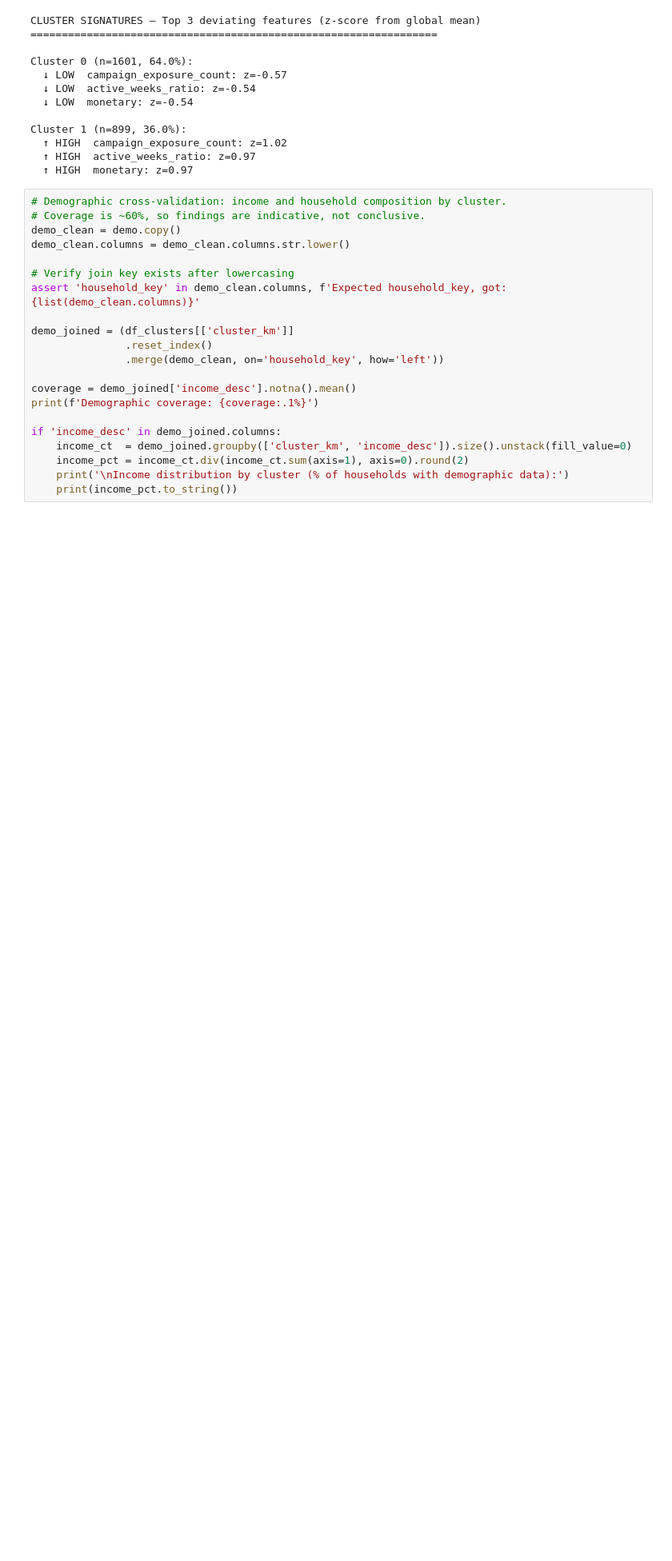
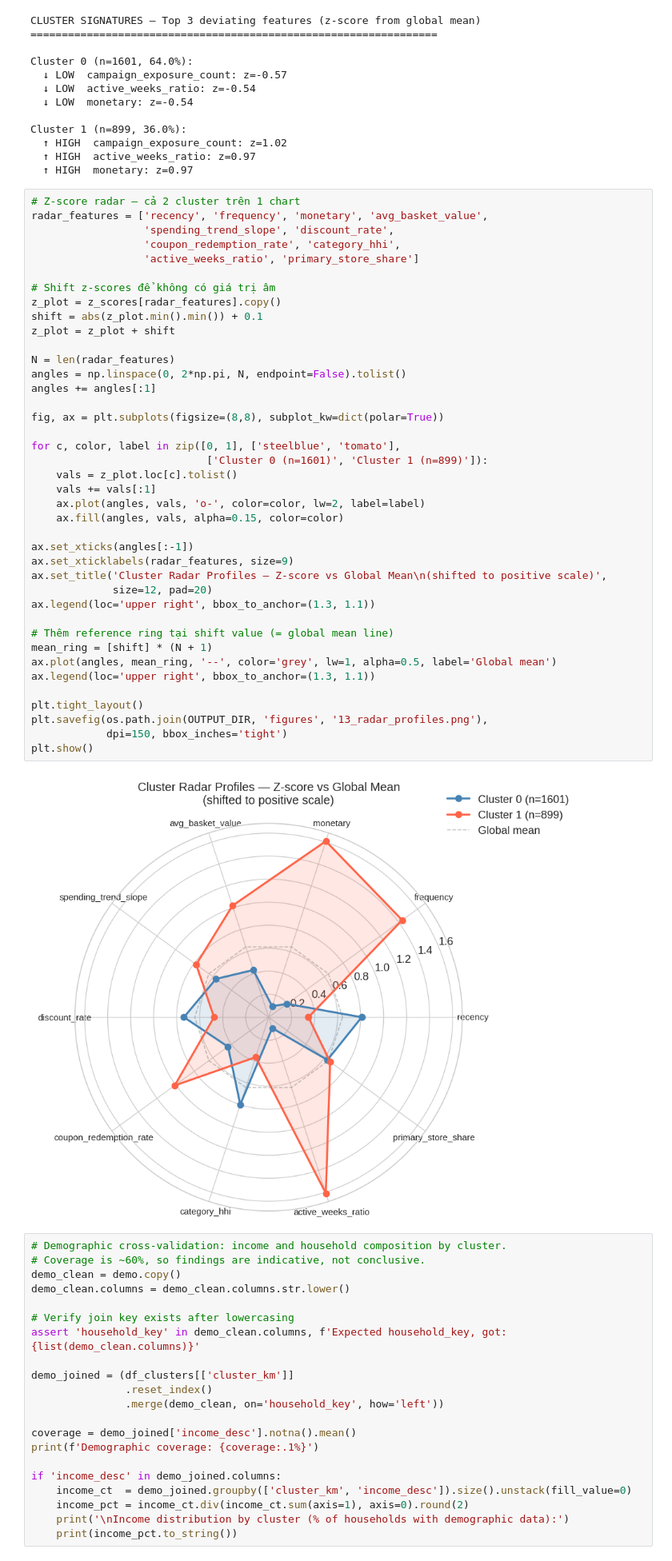
Before and after one commit to tvsng23/dunnhumby-grocery-segmentation, a Jupyter notebook: notebooks/Dunnhumby_Customer_Segmentation.ipynb, the cells around one changed output. Shown at 80% size. Drawn from its saved outputs; the diff is of its cells as text; blank space fills up the shorter version.

```diff
--- a/notebooks/Dunnhumby_Customer_Segmentation.ipynb
+++ b/notebooks/Dunnhumby_Customer_Segmentation.ipynb
@@ -833,6 +803,48 @@ Cluster 1 (n=899, 36.0%):
   ↑ HIGH  campaign_exposure_count: z=1.02
   ↑ HIGH  active_weeks_ratio: z=0.97
   ↑ HIGH  monetary: z=0.97
+# %%
+# Z-score radar — cả 2 cluster trên 1 chart
+radar_features = ['recency', 'frequency', 'monetary', 'avg_basket_value',
+                  'spending_trend_slope', 'discount_rate',
+                  'coupon_redemption_rate', 'category_hhi',
+                  'active_weeks_ratio', 'primary_store_share']
+
+# Shift z-scores để không có giá trị âm
+z_plot = z_scores[radar_features].copy()
+shift = abs(z_plot.min().min()) + 0.1
+z_plot = z_plot + shift
+
+N = len(radar_features)
+angles = np.linspace(0, 2*np.pi, N, endpoint=False).tolist()
+angles += angles[:1]
+
+fig, ax = plt.subplots(figsize=(8,8), subplot_kw=dict(polar=True))
+
+for c, color, label in zip([0, 1], ['steelblue', 'tomato'],
+                            ['Cluster 0 (n=1601)', 'Cluster 1 (n=899)']):
+    vals = z_plot.loc[c].tolist()
+    vals += vals[:1]
+    ax.plot(angles, vals, 'o-', color=color, lw=2, label=label)
+    ax.fill(angles, vals, alpha=0.15, color=color)
+
+ax.set_xticks(angles[:-1])
+ax.set_xticklabels(radar_features, size=9)
+ax.set_title('Cluster Radar Profiles — Z-score vs Global Mean\n(shifted to positive scale)',
+             size=12, pad=20)
+ax.legend(loc='upper right', bbox_to_anchor=(1.3, 1.1))
+
+# Thêm reference ring tại shift value (= global mean line)
+mean_ring = [shift] * (N + 1)
+ax.plot(angles, mean_ring, '--', color='grey', lw=1, alpha=0.5, label='Global mean')
+ax.legend(loc='upper right', bbox_to_anchor=(1.3, 1.1))
+
+plt.tight_layout()
+plt.savefig(os.path.join(OUTPUT_DIR, 'figures', '13_radar_profiles.png'),
+            dpi=150, bbox_inches='tight')
+plt.show()
+# %% [output]
+[figure, added]
 # %%
 # Demographic cross-validation: income and household composition by cluster.
 # Coverage is ~60%, so findings are indicative, not conclusive.
```
Also changed, not shown: parts of 5 cells of this notebook, 1 other file.
